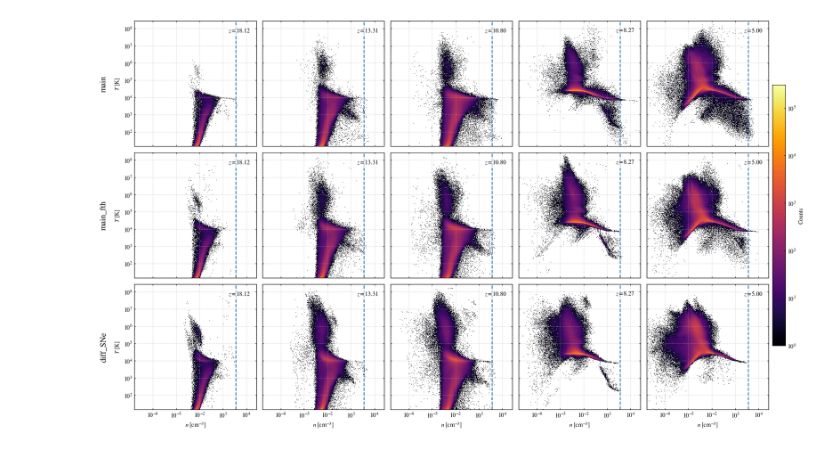
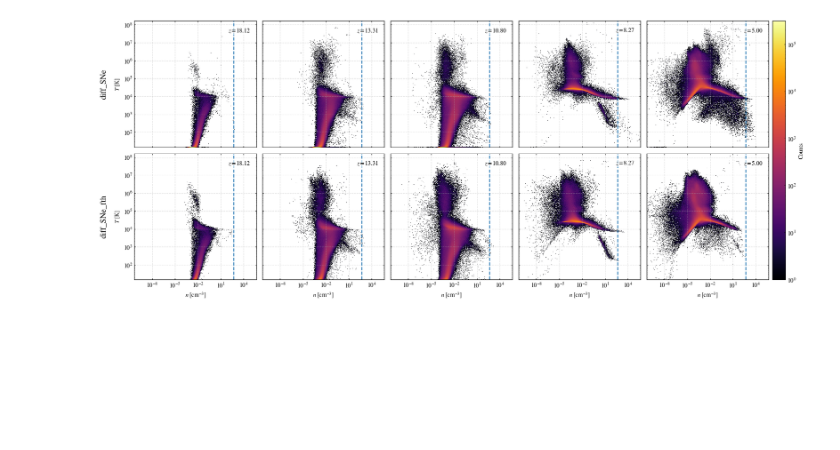
Before and after one commit to s-balu/HIMALAYA_SNe, a Jupyter notebook: phase_diagram.ipynb, the cells around one changed output. Cells and saved outputs as stored; diff of their text form; code cells hidden in the pictures; blank space fills up the shorter version.

```diff
--- a/phase_diagram.ipynb
+++ b/phase_diagram.ipynb
@@ -37,10 +37,11 @@ GAMMA = 5 / 3
 X = 0.76
 MU = 4 / (1 + 3 * X)
 # %%
-parent_dir = "/home/bsreedhar/scratch/HIMALAYA/testing/diff_SNe/"
+dir_name = "/home/bsreedhar/scratch/HIMALAYA/testing/SNe/"
 
-sim_names = ["main", "main_fth",  "diff_SNe"]
-d_names = ["main", "main_fth",  "SNe"]
+
+sim_names = [
+    "diff_SNe", "diff_SNe_fth"]
 # %%
 snaps = [10, 16, 20, 25, 35]
 # %%
@@ -79,7 +80,7 @@ all_raw = []
 
 for sim_name in sim_names:
 
-    sim_dir = parent_dir + "/" + sim_name
+    sim_dir = dir_name + "/" + sim_name
     phase_data[sim_name] = []
 
     for snap in snaps:
@@ -271,31 +272,31 @@ sm = ScalarMappable(
 )
 
 sm.set_array([])
 
 cbar = fig.colorbar(
     sm,
     ax=axs_,
     orientation="vertical",
     fraction=0.02,
     pad=0.04,
 )
 
 cbar.set_label("Counts")
 
 
 fig.subplots_adjust(
     hspace=0.05,
     wspace=0.05,
     right=0.88,
 )
 
 plt.savefig(
     "/home/bsreedhar/plots_HIMALAYA/SNe_diff.pdf",
     dpi=300,
     bbox_inches="tight",
 )
 
 plt.show()
 plt.close()
 # %% [output]
-[figure, old version]
+[figure, new version]
```
Also changed, not shown: 1 other file.
